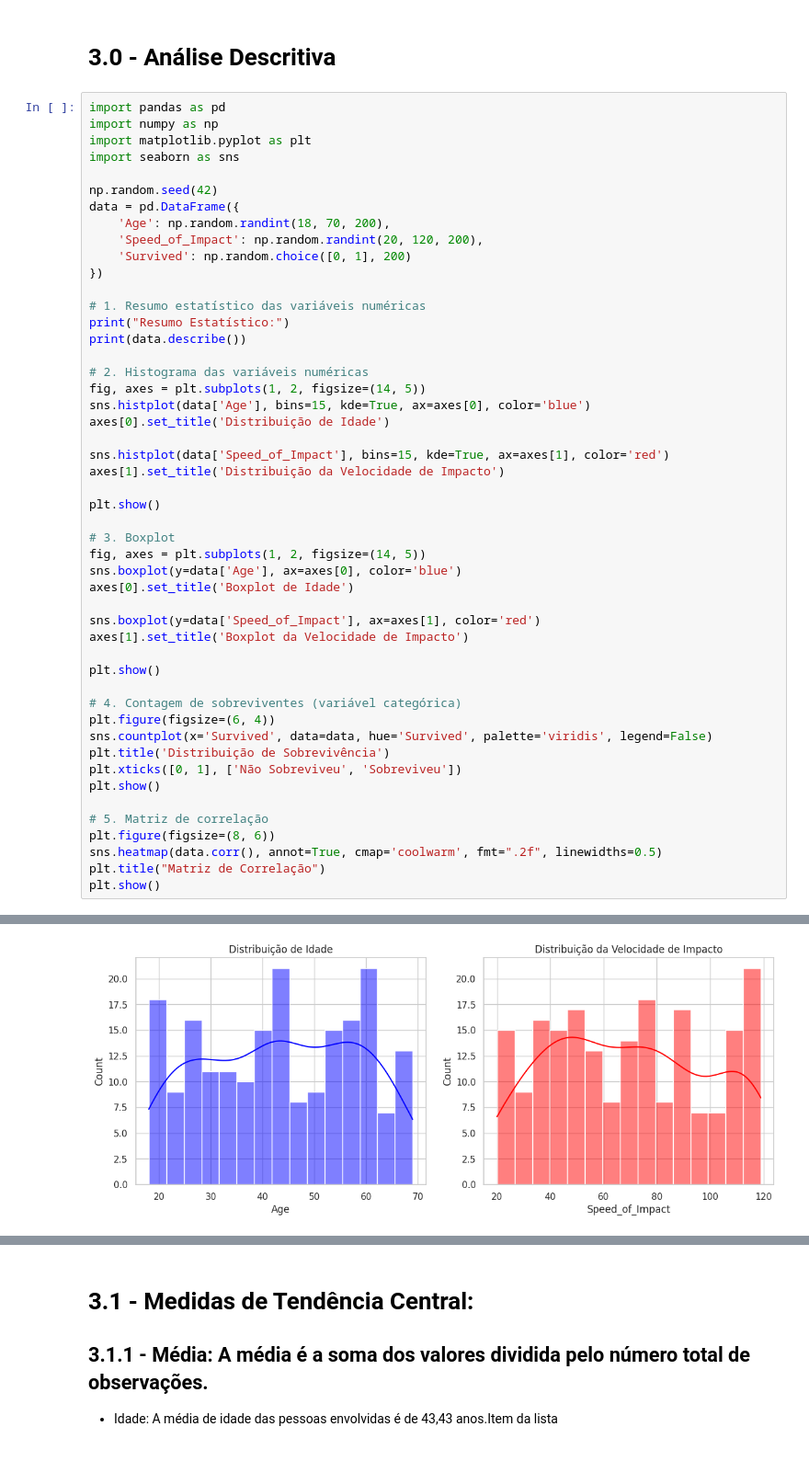
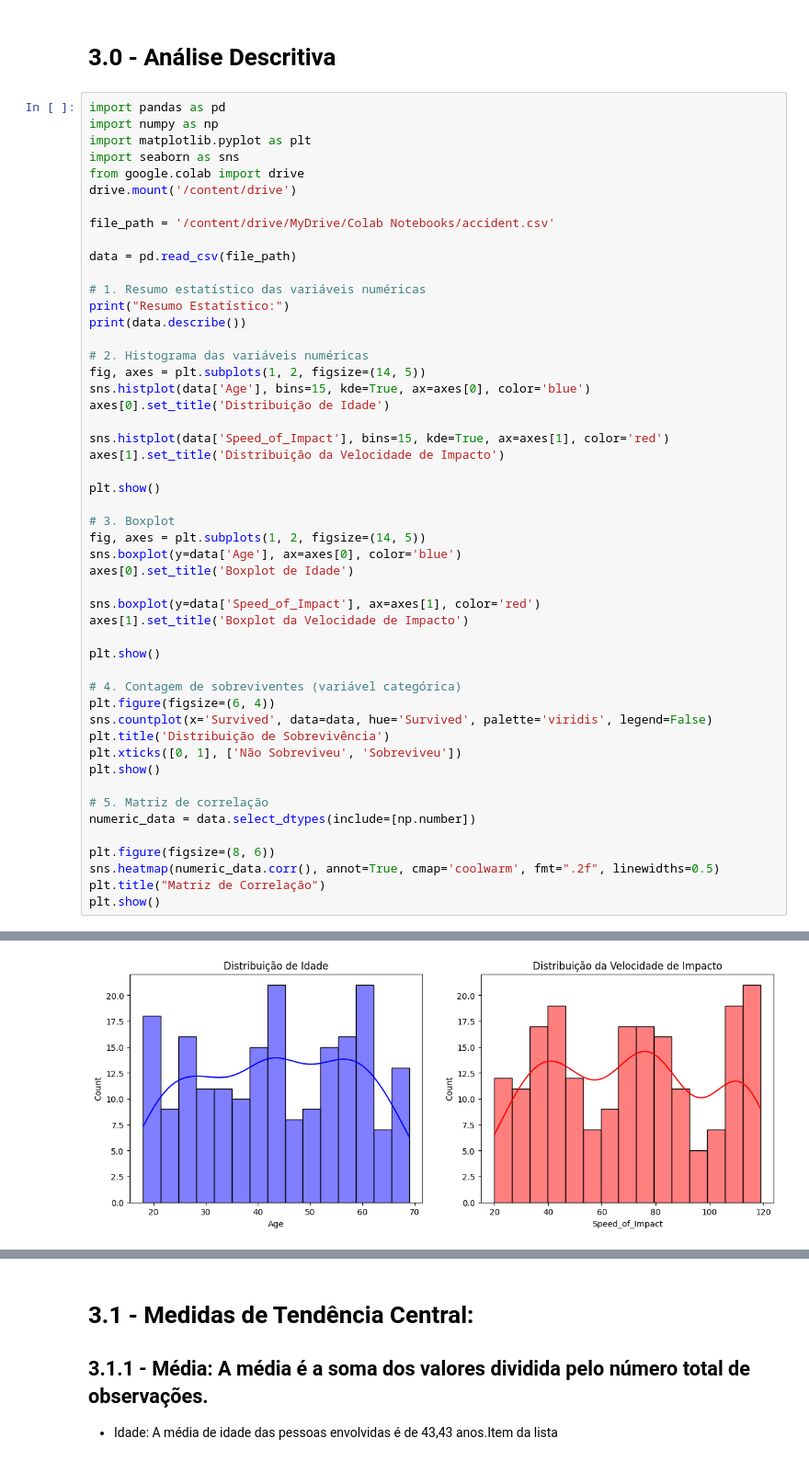
Before and after one commit to Thorvi98/Prova-II-Analise-De-Dados, a Jupyter notebook: Prova_II_Análise_de_Dados.ipynb, the cells around one changed output, grey strips where cells are left out. Shown at 92% size. Drawn from its saved outputs; the diff is of its cells as text.

```diff
--- a/Prova_II_Análise_de_Dados.ipynb
+++ b/Prova_II_Análise_de_Dados.ipynb
@@ -79,13 +79,12 @@ import pandas as pd
 import numpy as np
 import matplotlib.pyplot as plt
 import seaborn as sns
+from google.colab import drive
+drive.mount('/content/drive')
 
-np.random.seed(42)
-data = pd.DataFrame({
-    'Age': np.random.randint(18, 70, 200),
-    'Speed_of_Impact': np.random.randint(20, 120, 200),
-    'Survived': np.random.choice([0, 1], 200)
-})
+file_path = '/content/drive/MyDrive/Colab Notebooks/accident.csv'
+
+data = pd.read_csv(file_path)
 
 # 1. Resumo estatístico das variáveis numéricas
 print("Resumo Estatístico:")
@@ -119,8 +118,10 @@ plt.xticks([0, 1], ['Não Sobreviveu', 'Sobreviveu'])
 plt.show()
 
 # 5. Matriz de correlação
+numeric_data = data.select_dtypes(include=[np.number])
+
 plt.figure(figsize=(8, 6))
-sns.heatmap(data.corr(), annot=True, cmap='coolwarm', fmt=".2f", linewidths=0.5)
+sns.heatmap(numeric_data.corr(), annot=True, cmap='coolwarm', fmt=".2f", linewidths=0.5)
 plt.title("Matriz de Correlação")
 plt.show()
 # %% [output]
@@ -137 +139 @@ max     69.00000       119.000000    1.000000
-[figure, old version]
+[figure, new version]
```
Also changed, not shown: parts of 9 cells of this notebook.
